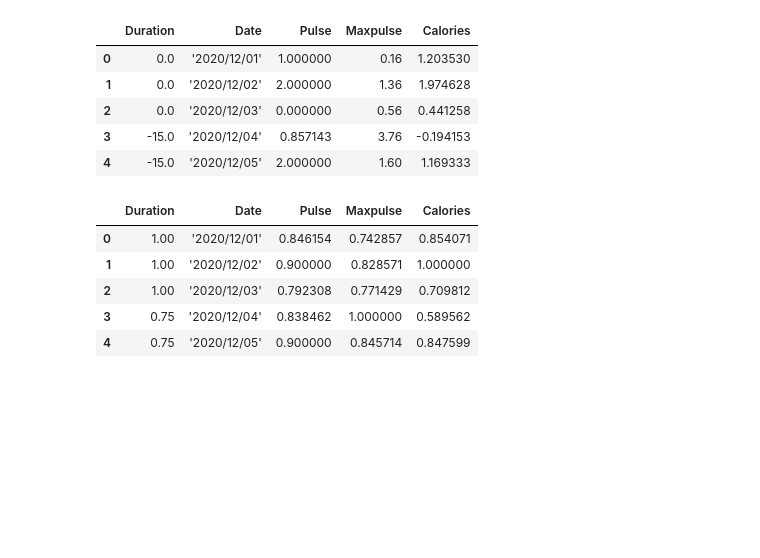
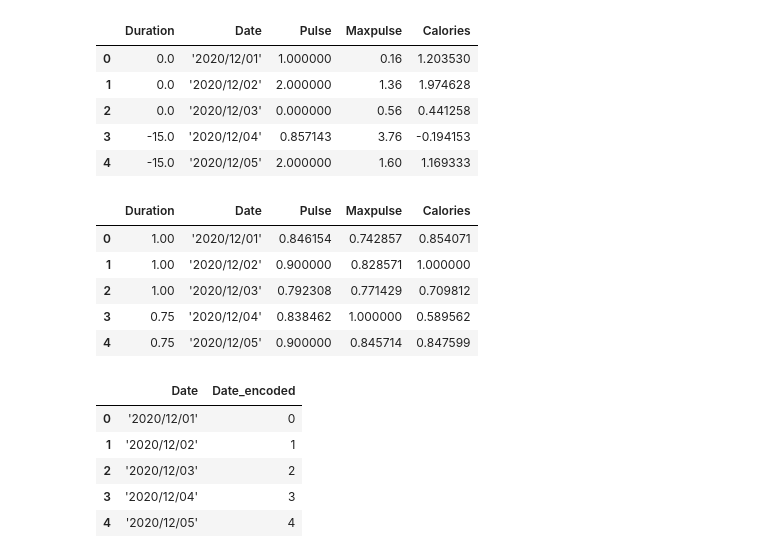
Before and after one commit to saipranav67/Comeback, a Jupyter notebook: MachineLearning/Data_preprocessLab.ipynb, the cells around one changed output. Cells and saved outputs as stored; diff of their text form; code cells hidden in the pictures; blank space fills up the shorter version.

```diff
--- a/MachineLearning/Data_preprocessLab.ipynb
+++ b/MachineLearning/Data_preprocessLab.ipynb
@@ -183,3 +183,17 @@ df_maxabs.head()
 | 2 | 1.00 | '2020/12/03' | 0.792308 | 0.771429 | 0.709812 |
 | 3 | 0.75 | '2020/12/04' | 0.838462 | 1.000000 | 0.589562 |
 | 4 | 0.75 | '2020/12/05' | 0.900000 | 0.845714 | 0.847599 |
+# %%
+from sklearn.preprocessing import LabelEncoder
+
+df_label = df.copy()
+le = LabelEncoder()
+df_label['Date_encoded'] = le.fit_transform(df_label['Date'].astype(str))
+df_label[['Date', 'Date_encoded']].head()
+# %% [output]
+|  | Date | Date_encoded |
+| 0 | '2020/12/01' | 0 |
+| 1 | '2020/12/02' | 1 |
+| 2 | '2020/12/03' | 2 |
+| 3 | '2020/12/04' | 3 |
+| 4 | '2020/12/05' | 4 |
```
Also changed, not shown: parts of 2 cells of this notebook, 5 other files.
